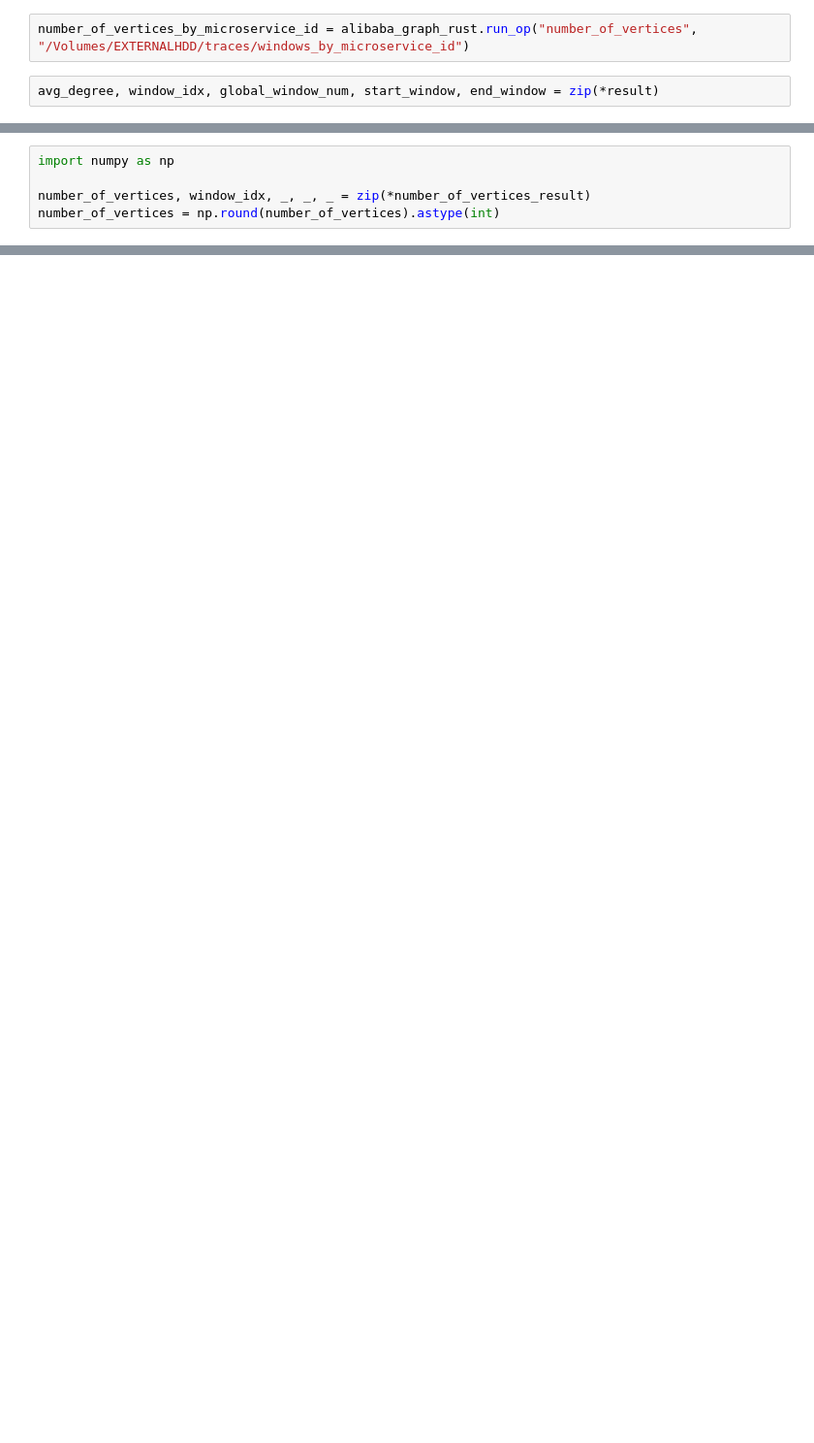
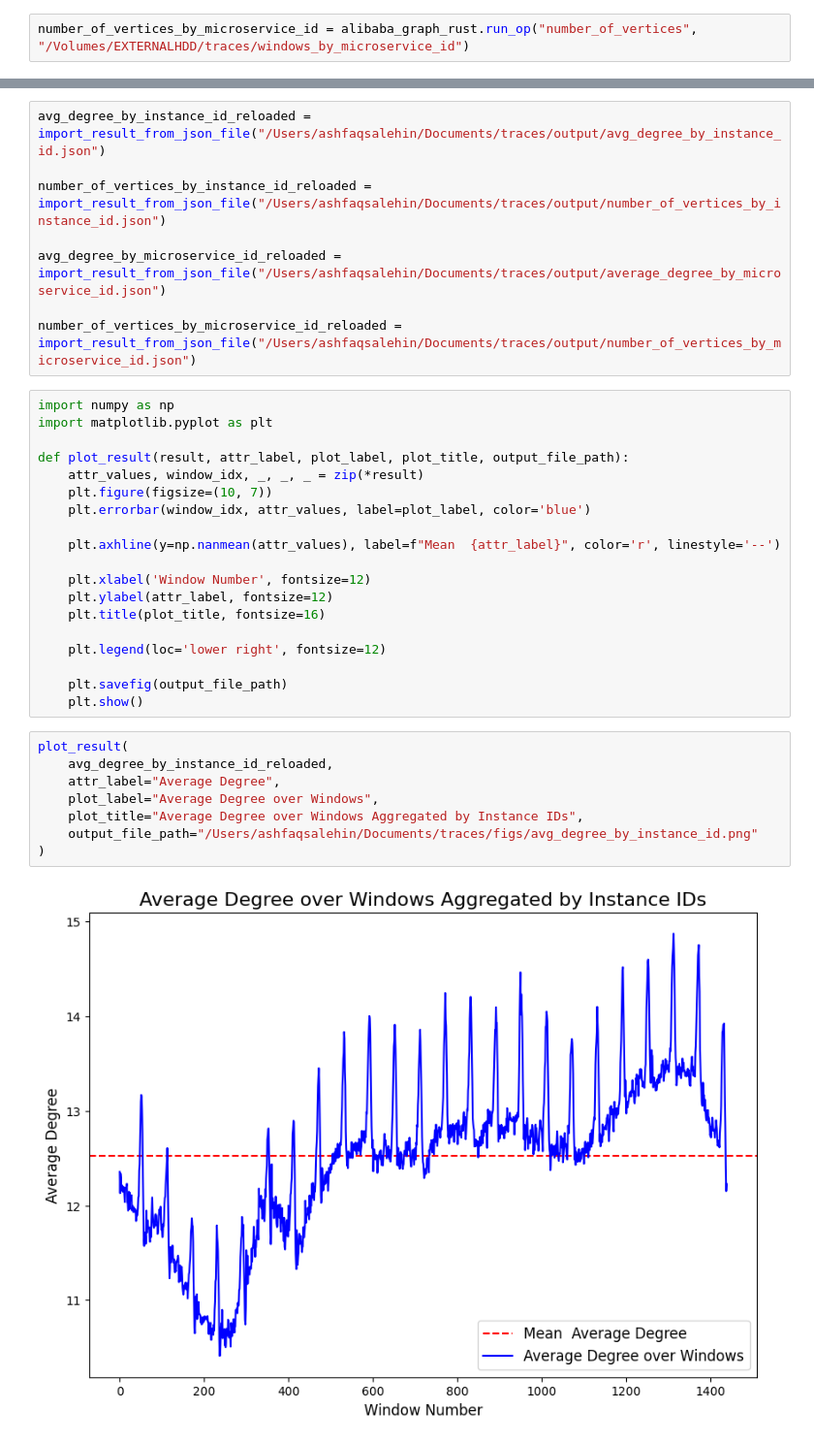
Before and after one commit to ashfaq1701/alibaba-graph-rust, a Jupyter notebook: graph_py/notebook.ipynb, the cells around one changed output, grey strips where cells are left out. Shown: that part at 97% size. Saved outputs shown, nothing was run; the diff lists cells and outputs as text; blank space fills up the shorter version.

Commit message:
Added plots

```diff
--- a/graph_py/notebook.ipynb
+++ b/graph_py/notebook.ipynb
@@ -42,4 +15,2 @@ ValueError: invalid digit found in string
 # %%
 number_of_vertices_by_microservice_id = alibaba_graph_rust.run_op("number_of_vertices", "/Volumes/EXTERNALHDD/traces/windows_by_microservice_id")
-# %%
-avg_degree, window_idx, global_window_num, start_window, end_window = zip(*result)
@@ -76,5 +16,0 @@ INFO 2023-12-19 16:07:00,923: Started loading /Users/ashfaq/Documents/alibaba-ev
-# %%
-import numpy as np
-
-number_of_vertices, window_idx, _, _, _ = zip(*number_of_vertices_result)
-number_of_vertices = np.round(number_of_vertices).astype(int)
@@ -90,0 +39,37 @@ plt.show()
+# %%
+avg_degree_by_instance_id_reloaded = import_result_from_json_file("/Users/ashfaqsalehin/Documents/traces/output/avg_degree_by_instance_id.json")
+
+number_of_vertices_by_instance_id_reloaded = import_result_from_json_file("/Users/ashfaqsalehin/Documents/traces/output/number_of_vertices_by_instance_id.json")
+
+avg_degree_by_microservice_id_reloaded = import_result_from_json_file("/Users/ashfaqsalehin/Documents/traces/output/average_degree_by_microservice_id.json")
+
+number_of_vertices_by_microservice_id_reloaded = import_result_from_json_file("/Users/ashfaqsalehin/Documents/traces/output/number_of_vertices_by_microservice_id.json")
+# %%
+import numpy as np
+import matplotlib.pyplot as plt
+
+def plot_result(result, attr_label, plot_label, plot_title, output_file_path):
+    attr_values, window_idx, _, _, _ = zip(*result)
+    plt.figure(figsize=(10, 7))
+    plt.errorbar(window_idx, attr_values, label=plot_label, color='blue')
+
+    plt.axhline(y=np.nanmean(attr_values), label=f"Mean  {attr_label}", color='r', linestyle='--')
+
+    plt.xlabel('Window Number', fontsize=12)
+    plt.ylabel(attr_label, fontsize=12)
+    plt.title(plot_title, fontsize=16)
+
+    plt.legend(loc='lower right', fontsize=12)
+
+    plt.savefig(output_file_path)
+    plt.show()
+# %%
+plot_result(
+    avg_degree_by_instance_id_reloaded,
+    attr_label="Average Degree",
+    plot_label="Average Degree over Windows",
+    plot_title="Average Degree over Windows Aggregated by Instance IDs",
+    output_file_path="/Users/ashfaqsalehin/Documents/traces/figs/avg_degree_by_instance_id.png"
+)
+# %% [output]
+[figure, added]
```
Also changed, not shown: parts of 10 cells of this notebook.
